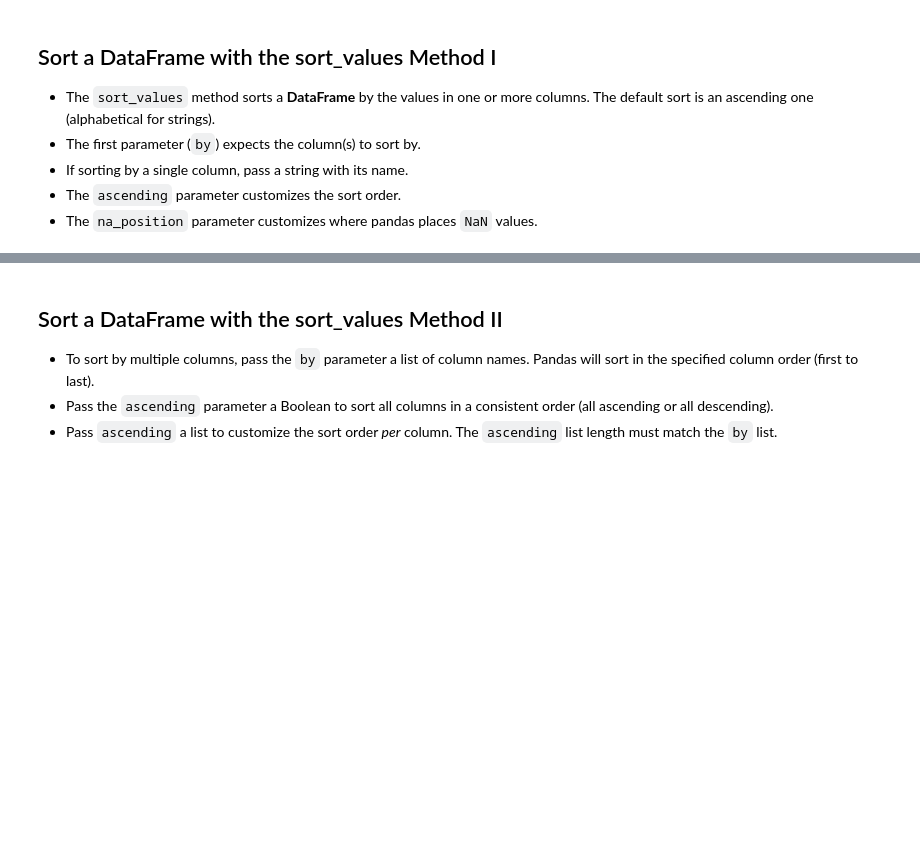
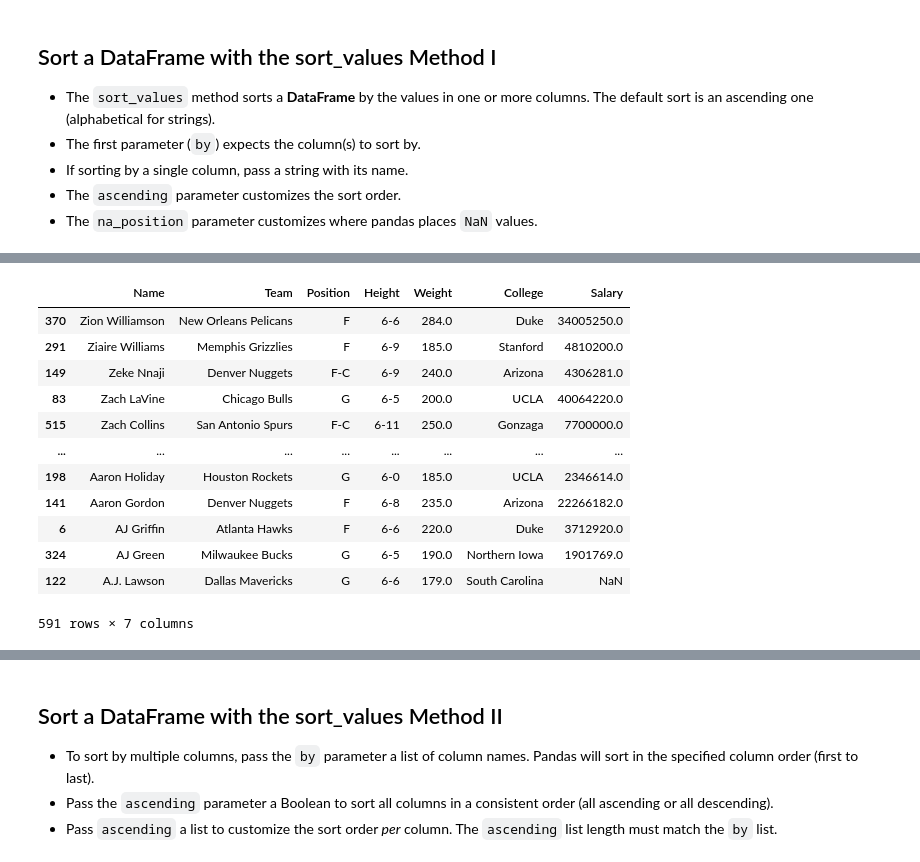
Before and after one commit to wolneihd/udemy_pandas, a Jupyter notebook: Incomplete/04 - DataFrames I - Introduction.ipynb, the cells around one changed output, grey strips where cells are left out. Drawn from its saved outputs; the diff is of its cells as text; code cells hidden in the pictures; blank space fills up the shorter version.

```diff
--- a/Incomplete/04 - DataFrames I - Introduction.ipynb
+++ b/Incomplete/04 - DataFrames I - Introduction.ipynb
@@ -595,0 +612,16 @@ nba
+# %%
+nba.sort_values(by='Name', ascending=False)
+# %% [output]
+|  | Name | Team | Position | Height | Weight | College | Salary |
+| 370 | Zion Williamson | New Orleans Pelicans | F | 6-6 | 284.0 | Duke | 34005250.0 |
+| 291 | Ziaire Williams | Memphis Grizzlies | F | 6-9 | 185.0 | Stanford | 4810200.0 |
+| 149 | Zeke Nnaji | Denver Nuggets | F-C | 6-9 | 240.0 | Arizona | 4306281.0 |
+| 83 | Zach LaVine | Chicago Bulls | G | 6-5 | 200.0 | UCLA | 40064220.0 |
+| 515 | Zach Collins | San Antonio Spurs | F-C | 6-11 | 250.0 | Gonzaga | 7700000.0 |
+| ... | ... | ... | ... | ... | ... | ... | ... |
+| 198 | Aaron Holiday | Houston Rockets | G | 6-0 | 185.0 | UCLA | 2346614.0 |
+| 141 | Aaron Gordon | Denver Nuggets | F | 6-8 | 235.0 | Arizona | 22266182.0 |
+| 6 | AJ Griffin | Atlanta Hawks | F | 6-6 | 220.0 | Duke | 3712920.0 |
+| 324 | AJ Green | Milwaukee Bucks | G | 6-5 | 190.0 | Northern Iowa | 1901769.0 |
+| 122 | A.J. Lawson | Dallas Mavericks | G | 6-6 | 179.0 | South Carolina | NaN |
+591 rows × 7 columns
```
Also changed, not shown: parts of 10 cells of this notebook.
